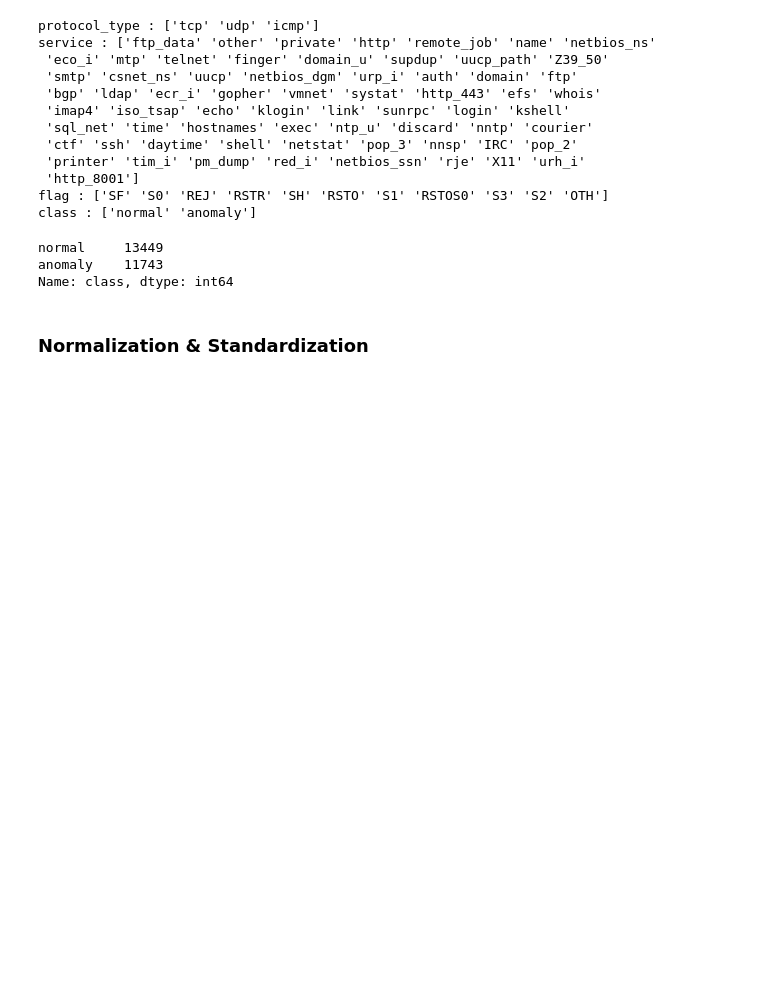
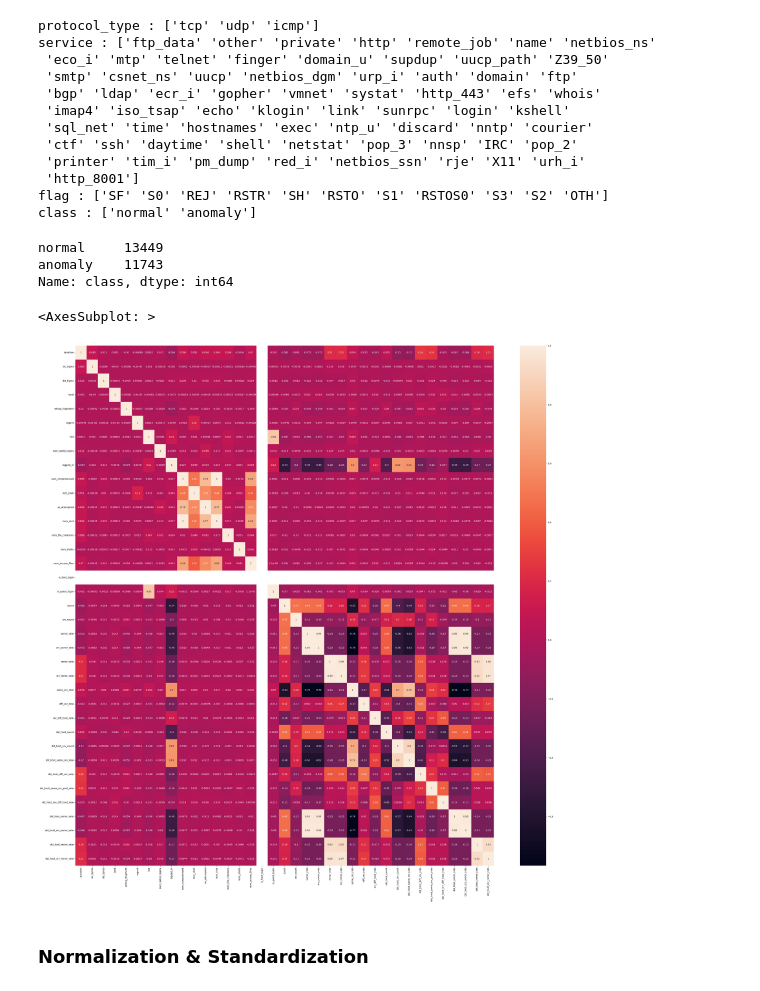
Before and after one commit to charafmrah/network-intrusion-detection, a Jupyter notebook: Network Intrusion Detection.ipynb, the cells around one changed output. Drawn from its saved outputs; the diff is of its cells as text; code cells hidden in the pictures; blank space fills up the shorter version.

Commit message:
heatmap

```diff
--- a/Network Intrusion Detection.ipynb
+++ b/Network Intrusion Detection.ipynb
@@ -85,6 +85,13 @@ training_data['class'].value_counts()
 normal     13449
 anomaly    11743
 Name: class, dtype: int64
+# %%
+# heatmap
+plt.figure(figsize=(40, 40))
+sns.heatmap(training_data.corr(), annot=True)
+# %% [output]
+<AxesSubplot: >
+[figure, added]
 # %% [markdown]
 ### Normalization & Standardization
 # %% [markdown]
```
Also changed, not shown: parts of 2 cells of this notebook.
